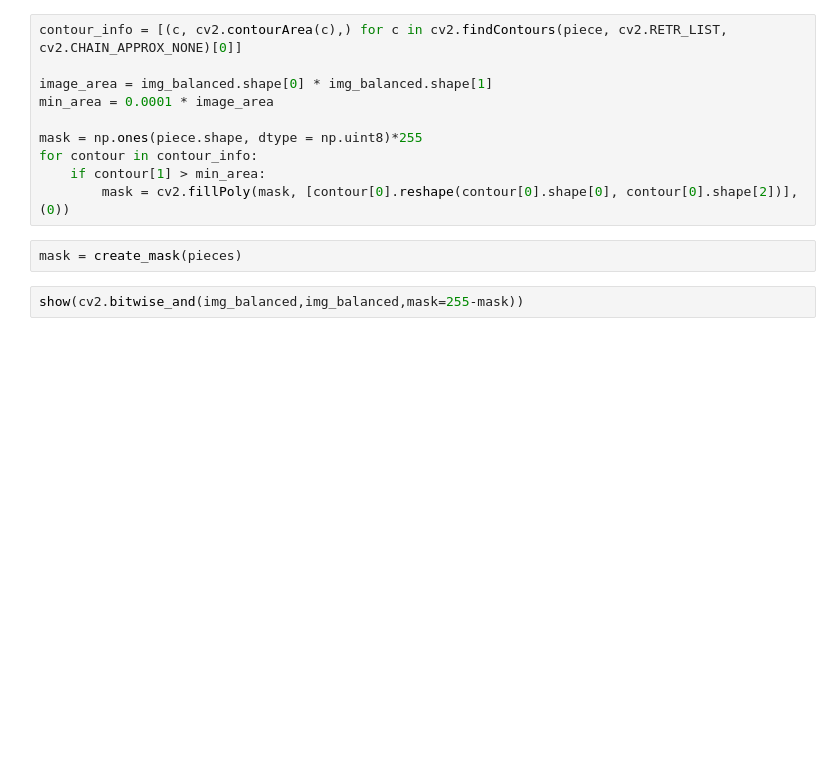
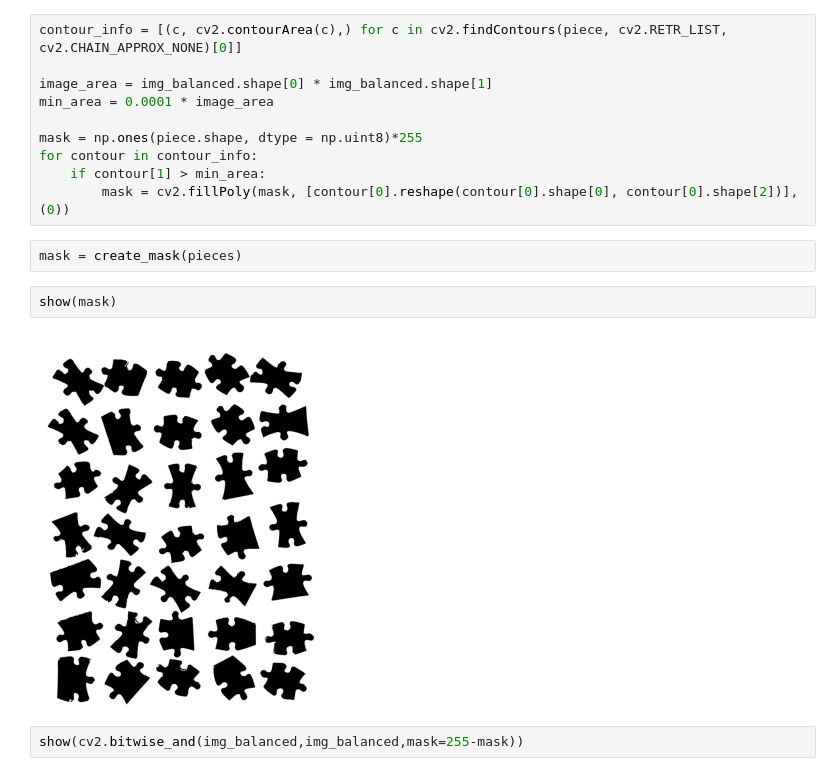
Before and after one commit to tang-ji/jigsaw-puzzle-solver, a Jupyter notebook: puzzle-image-processing.ipynb, the cells around one changed output. Cells and saved outputs as stored; diff of their text form; blank space fills up the shorter version.

```diff
--- a/puzzle-image-processing.ipynb
+++ b/puzzle-image-processing.ipynb
@@ -264,6 +264,10 @@ for contour in contour_info:
         mask = cv2.fillPoly(mask, [contour[0].reshape(contour[0].shape[0], contour[0].shape[2])], (0))
 # %%
 mask = create_mask(pieces)
+# %%
+show(mask)
+# %% [output]
+[figure, added]
 # %%
 show(cv2.bitwise_and(img_balanced,img_balanced,mask=255-mask))
 # %% [output]
```
Also changed, not shown: parts of 16 cells of this notebook.
